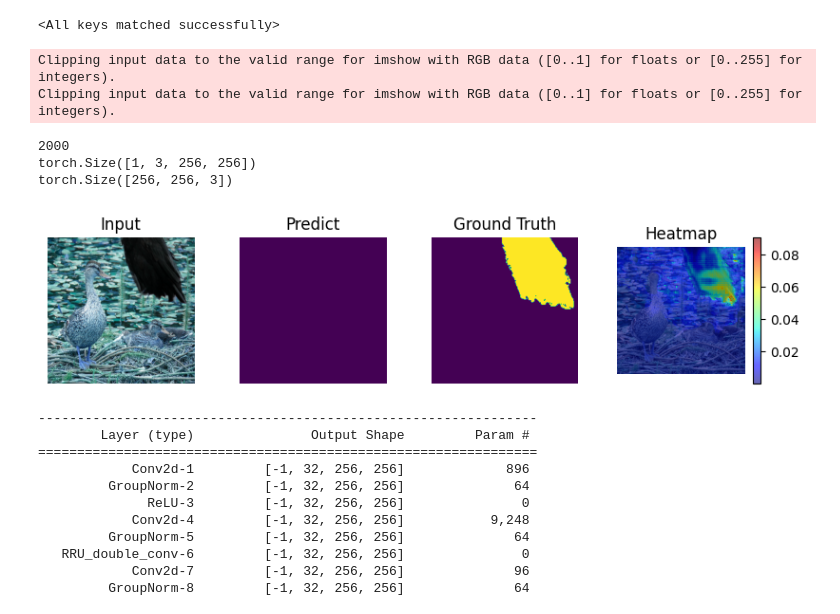
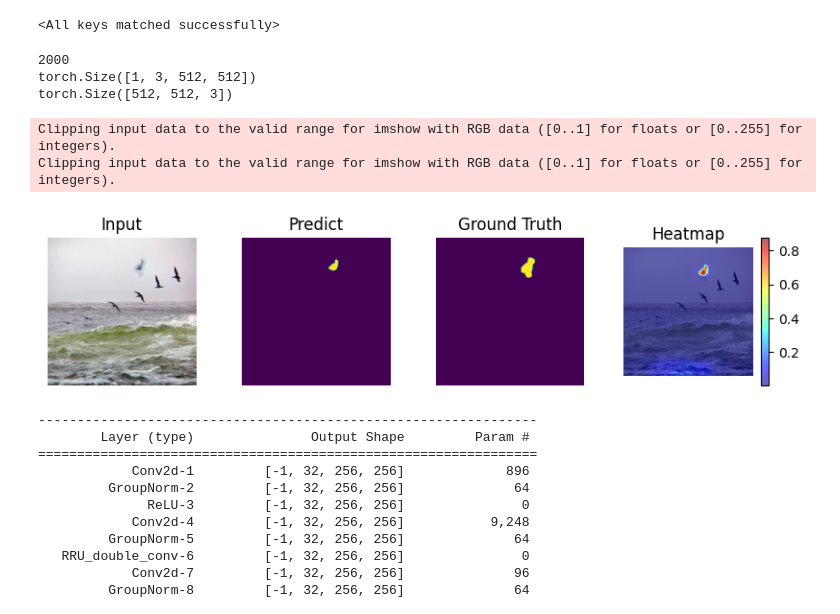
Before and after one commit to ictseoyoungmin/lab_ringed_residual, a Jupyter notebook: RRU_train_test_1.ipynb, the cells around one changed output. Saved outputs shown, nothing was run; the diff lists cells and outputs as text; code cells hidden in the pictures.

Commit message:
512-3epoch trained

```diff
--- a/RRU_train_test_1.ipynb
+++ b/RRU_train_test_1.ipynb
@@ -17,16 +17,16 @@ import numpy as np
 # rru_net = Ringed_Res_Unet().cuda()
 # rru_net.load_state_dict(torch.load('../RRUNet/best_model.pth'))
 rru_net = Ringed_Res_Unet().cuda()
-rru_net.load_state_dict(torch.load('./result/logs/defactor/Ringed_Res_Unet/defactor-[val_dice]-0.7420-[train_loss]-0.0753.pkl')) # copy-move / epoch = 100, (800,256,256,3), batch 6
+rru_net.load_state_dict(torch.load('./result/logs/defactor/Ringed_Res_Unet/defactor-[val_dice]-0.6409-[train_loss]-0.2597.pkl')) # copy-move / epoch = 100, (800,256,256,3), batch 6
 # rru_net.load_state_dict(torch.load('./result/logs/defactor/Ringed_Res_Unet/sp_100_defactor-[val_dice]-0.4487-[train_loss]-1.3824.pkl')) # splicing / epoch = 100, (800,256,256,3), batch 6
 # %% [output]
 <All keys matched successfully>
 # %%
-INDEX =  60# 100
+INDEX =  666# 100
 MODE = 'te1st' # 'any' : no purmute , no normalize / 'test' same 'train' condition
 DIR_IMG = r"E:\splicing_2_img\img"
 DIR_MASK = r"E:\splicing_2_annotations\probe_mask"
-IMG_SIZE = 256
+IMG_SIZE = 512
 
 device = torch.device("cuda:0")
 pred,img,mask = test(rru_net,device,INDEX,MODE,IMG_SIZE,DIR_IMG,DIR_MASK)
@@ -35,39 +35,39 @@ if MODE not in ['test','train']:
 
 print(img.shape)
 
 pred = F.sigmoid(pred)
 
 pred_ = pred[0,:,:,:]
 pred_ = pred_.permute(1,2,0)
 pred_ = pred_.to('cpu').detach().numpy()
 
 plt.figure(figsize=(10,2))
 plt.subplot(141)
 plt.imshow(img)
 plt.title('Input')
 plt.axis('off')
 plt.subplot(142)
 plt.imshow(pred_>0.5)#,cmap='jet',interpolation='nearest')
 plt.title('Predict')
 plt.axis('off')
 plt.subplot(143)
 plt.imshow(mask)
 plt.title('Ground Truth')
 plt.axis('off')
 plt.subplot(144)
 plt.imshow(img)
 plt.imshow(pred_.squeeze(-1) ,alpha=0.6,cmap='jet')
 plt.title('Heatmap')
 plt.colorbar()
 plt.axis('off')
 plt.show()
 # %% [output]
-Clipping input data to the valid range for imshow with RGB data ([0..1] for floats or [0..255] for integers).
-Clipping input data to the valid range for imshow with RGB data ([0..1] for floats or [0..255] for integers).
+2000
+torch.Size([1, 3, 512, 512])
+torch.Size([512, 512, 3])
-2000
-torch.Size([1, 3, 256, 256])
-torch.Size([256, 256, 3])
+Clipping input data to the valid range for imshow with RGB data ([0..1] for floats or [0..255] for integers).
+Clipping input data to the valid range for imshow with RGB data ([0..1] for floats or [0..255] for integers).
-[figure, old version]
+[figure, new version]
 # %%
 def use_cv_heatap():
     heatmap = torch.mean(pred.to('cpu'), dim=1).squeeze()
```
Also changed, not shown: 6 other files.
